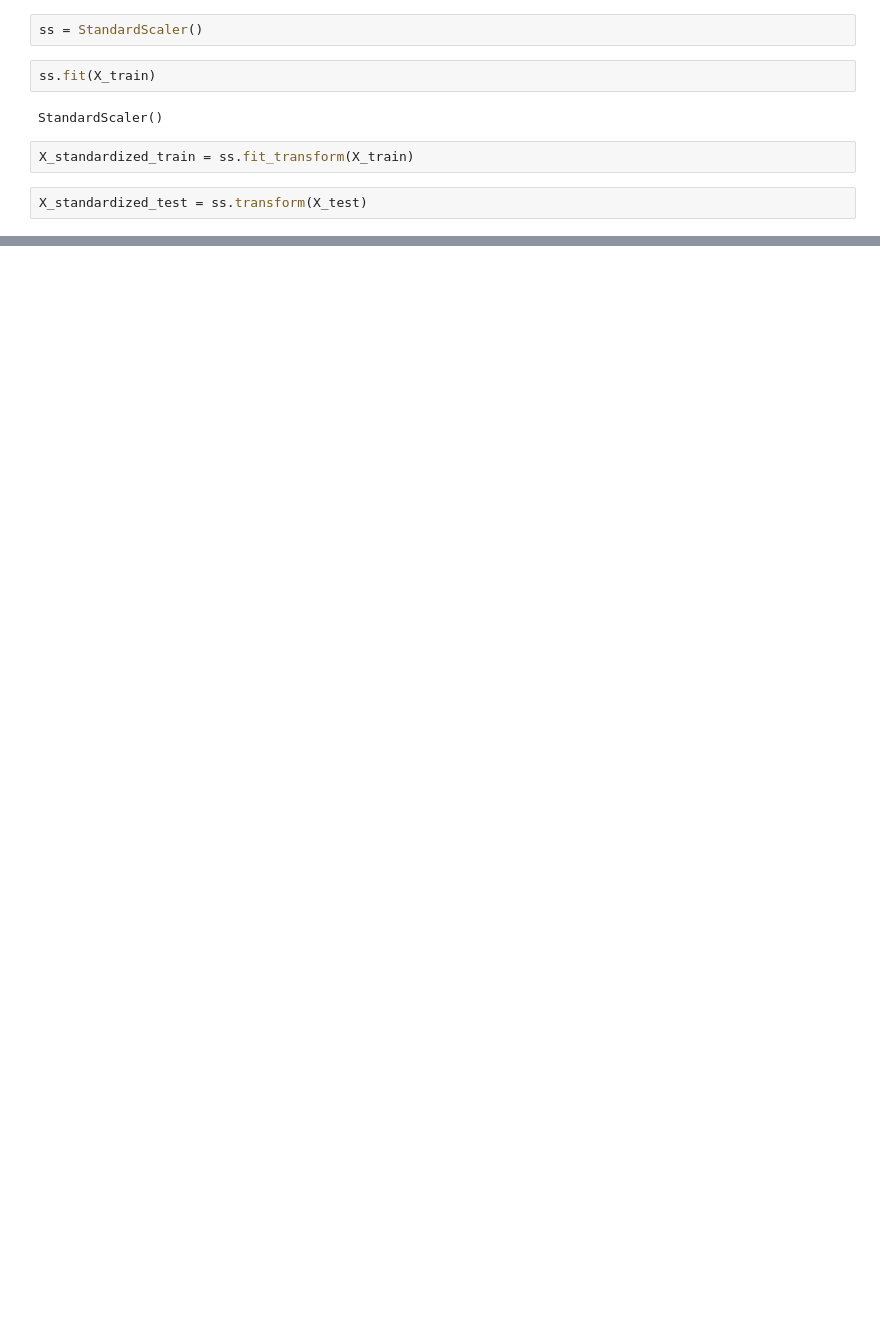
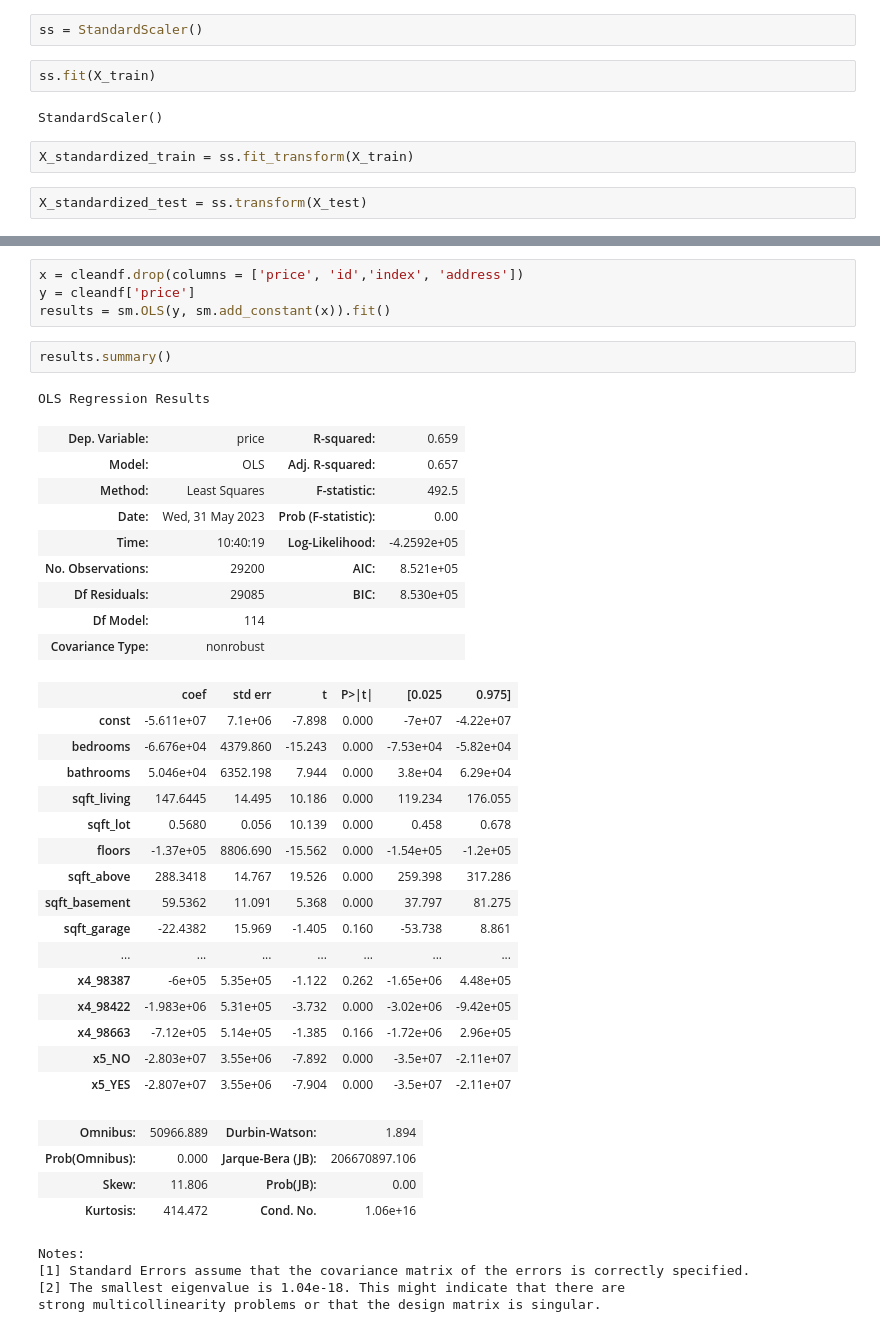
Before and after one commit to ewestrich/King-County-House-Sales, a Jupyter notebook: Daniel/project 2 .ipynb, the cells around one changed output, grey strips where cells are left out. Drawn from its saved outputs; the diff is of its cells as text; blank space fills up the shorter version.

```diff
--- a/Daniel/project 2 .ipynb
+++ b/Daniel/project 2 .ipynb
@@ -261,0 +247,41 @@ mean_absolute_error(y_pred, y_test)
+# %%
+x = cleandf.drop(columns = ['price', 'id','index', 'address'])
+y = cleandf['price']
+results = sm.OLS(y, sm.add_constant(x)).fit()
+# %%
+results.summary()
+# %% [output]
+OLS Regression Results
+| Dep. Variable: | price | R-squared: | 0.659 |
+| Model: | OLS | Adj. R-squared: | 0.657 |
+| Method: | Least Squares | F-statistic: | 492.5 |
+| Date: | Wed, 31 May 2023 | Prob (F-statistic): | 0.00 |
+| Time: | 10:40:19 | Log-Likelihood: | -4.2592e+05 |
+| No. Observations: | 29200 | AIC: | 8.521e+05 |
+| Df Residuals: | 29085 | BIC: | 8.530e+05 |
+| Df Model: | 114 |  |  |
+| Covariance Type: | nonrobust |  |  |
+|  | coef | std err | t | P>|t| | [0.025 | 0.975] |
+| const | -5.611e+07 | 7.1e+06 | -7.898 | 0.000 | -7e+07 | -4.22e+07 |
+| bedrooms | -6.676e+04 | 4379.860 | -15.243 | 0.000 | -7.53e+04 | -5.82e+04 |
+| bathrooms | 5.046e+04 | 6352.198 | 7.944 | 0.000 | 3.8e+04 | 6.29e+04 |
+| sqft_living | 147.6445 | 14.495 | 10.186 | 0.000 | 119.234 | 176.055 |
+| sqft_lot | 0.5680 | 0.056 | 10.139 | 0.000 | 0.458 | 0.678 |
+| floors | -1.37e+05 | 8806.690 | -15.562 | 0.000 | -1.54e+05 | -1.2e+05 |
+| sqft_above | 288.3418 | 14.767 | 19.526 | 0.000 | 259.398 | 317.286 |
+| sqft_basement | 59.5362 | 11.091 | 5.368 | 0.000 | 37.797 | 81.275 |
+| sqft_garage | -22.4382 | 15.969 | -1.405 | 0.160 | -53.738 | 8.861 |
+| ... | ... | ... | ... | ... | ... | ... |
+| x4_98387 | -6e+05 | 5.35e+05 | -1.122 | 0.262 | -1.65e+06 | 4.48e+05 |
+| x4_98422 | -1.983e+06 | 5.31e+05 | -3.732 | 0.000 | -3.02e+06 | -9.42e+05 |
+| x4_98663 | -7.12e+05 | 5.14e+05 | -1.385 | 0.166 | -1.72e+06 | 2.96e+05 |
+| x5_NO | -2.803e+07 | 3.55e+06 | -7.892 | 0.000 | -3.5e+07 | -2.11e+07 |
+| x5_YES | -2.807e+07 | 3.55e+06 | -7.904 | 0.000 | -3.5e+07 | -2.11e+07 |
+| Omnibus: | 50966.889 | Durbin-Watson: | 1.894 |
+| Prob(Omnibus): | 0.000 | Jarque-Bera (JB): | 206670897.106 |
+| Skew: | 11.806 | Prob(JB): | 0.00 |
+| Kurtosis: | 414.472 | Cond. No. | 1.06e+16 |
+Notes:
+[1] Standard Errors assume that the covariance matrix of the errors is correctly specified.
+[2] The smallest eigenvalue is 1.04e-18. This might indicate that there are
+strong multicollinearity problems or that the design matrix is singular.
```
Also changed, not shown: parts of 21 cells of this notebook.
